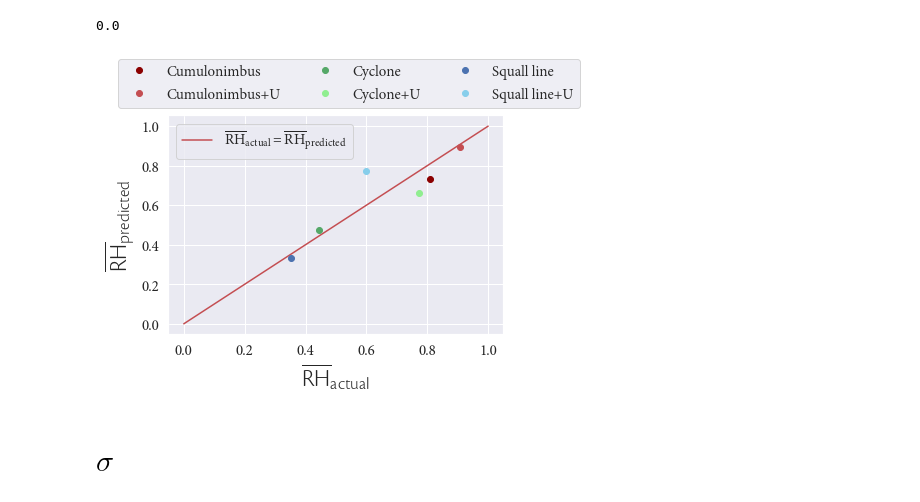
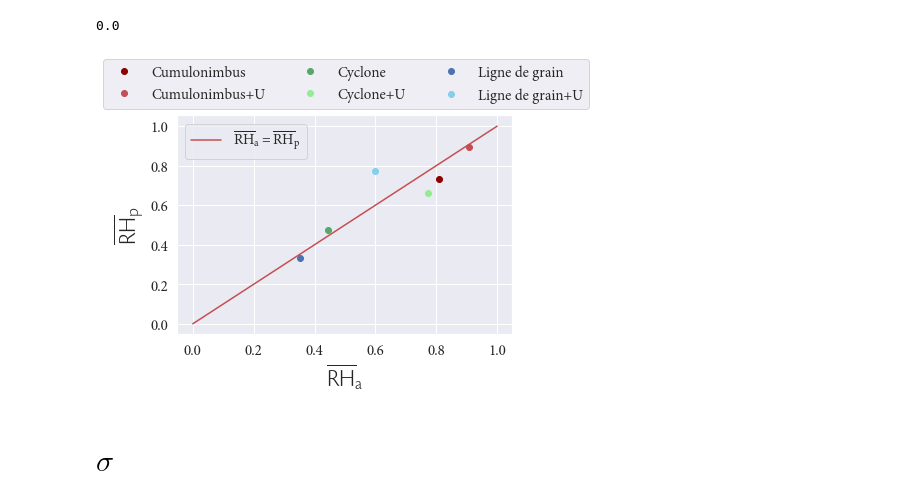
Before and after one commit to FelixLangot/LMD_Internship, a Jupyter notebook: Stats.ipynb, the cells around one changed output. Saved outputs shown, nothing was run; the diff lists cells and outputs as text; code cells hidden in the pictures.

```diff
--- a/Stats.ipynb
+++ b/Stats.ipynb
@@ -17,7 +17,7 @@ len(meanRHplist_cumudt10)
 # %%
 steplist = [1,3,6,12,24,48,96,144]
 steplist2 = [1,2,4,8,16,32,48]
-labelsRHcomp = ['Cumulonimubus dt=10min', 'Cumulonimbus','Cumulonimbus+U', 'Cyclone', 'Cyclone+U', 'Squall line', 'Squall line+U']
+labelsRHcomp = ['Cumulonimubus dt=10min', 'Cumulonimbus','Cumulonimbus+U', 'Cyclone', 'Cyclone+U', 'Ligne de grain', 'Ligne de grain+U']
 interval = np.linspace(0, 1, len(labelsRHcomp))
 colorlist = [mpl.cm.rainbow(i) for i in interval]
 colors = np.asarray(['darkred', 'r', 'g', 'lightgreen', 'b', 'skyblue'], dtype=object)
@@ -104,29 +104,29 @@ print(np.std(testmeanlst))
 [figure]
 0.0
 # %%
-labelsRHfit = ['Cumulonimbus', 'Cumulonimbus+U', 'Cyclone', 'Cyclone+U', 'Squall line', 'Squall line+U']
+labelsRHfit = ['Cumulonimbus', 'Cumulonimbus+U', 'Cyclone', 'Cyclone+U', 'Ligne de grain', 'Ligne de grain+U']
 colors = np.asarray(['darkred', 'r', 'g', 'lightgreen', 'b', 'skyblue'], dtype=object)
 # %%
 xx = meanRhlist
 yy = meanRHlist
 fig = plt.figure()
 ax = fig.add_subplot(111)
-fit = ax.plot(np.linspace(0,1,10),np.linspace(0,1,10), color='r', label=r'$\mathdefault{\overline{RH}_{actual} = \overline{RH}_{predicted}}$')
+fit = ax.plot(np.linspace(0,1,10),np.linspace(0,1,10), color='r', label=r'$\mathdefault{\overline{RH}_{a} = \overline{RH}_{p}}$')
 leg1 = ax.legend(prop=Mplabelprop)
 dataleg = []
 for i in np.arange(len(xx)):
     (data,) = ax.plot(xx[i], yy[i], 'o', color = colors[i], label=labelsRHfit[i])
     dataleg.append(data)
 leg2 = ax.legend([dataleg[0],dataleg[1],dataleg[2],dataleg[3],dataleg[4],dataleg[5]],labelsRHfit,bbox_to_anchor=(1.25, 1.30), prop=Mplabelprop, ncol=3)
 ax.add_artist(leg1)
 plt.xticks(font=Mplabelprop)
 plt.yticks(font=Mplabelprop)
-plt.xlabel(r'$\mathdefault{\overline{RH}_{actual}}$', fontproperties=Cslabelprop)
-plt.ylabel(r'$\mathdefault{\overline{RH}_{predicted}}$', fontproperties=Cslabelprop)
+plt.xlabel(r'$\mathdefault{\overline{RH}_{a}}$', fontproperties=Cslabelprop)
+plt.ylabel(r'$\mathdefault{\overline{RH}_{p}}$', fontproperties=Cslabelprop)
 plt.savefig('Figs/meanRHpvsRHa.png', bbox_inches='tight', format='PNG', dpi=600)
 plt.show()
 # %% [output]
-[figure, old version]
+[figure, new version]
 # %% [markdown]
 # $\sigma$
 # %% [markdown]
```
Also changed, not shown: parts of 7 cells of this notebook.
